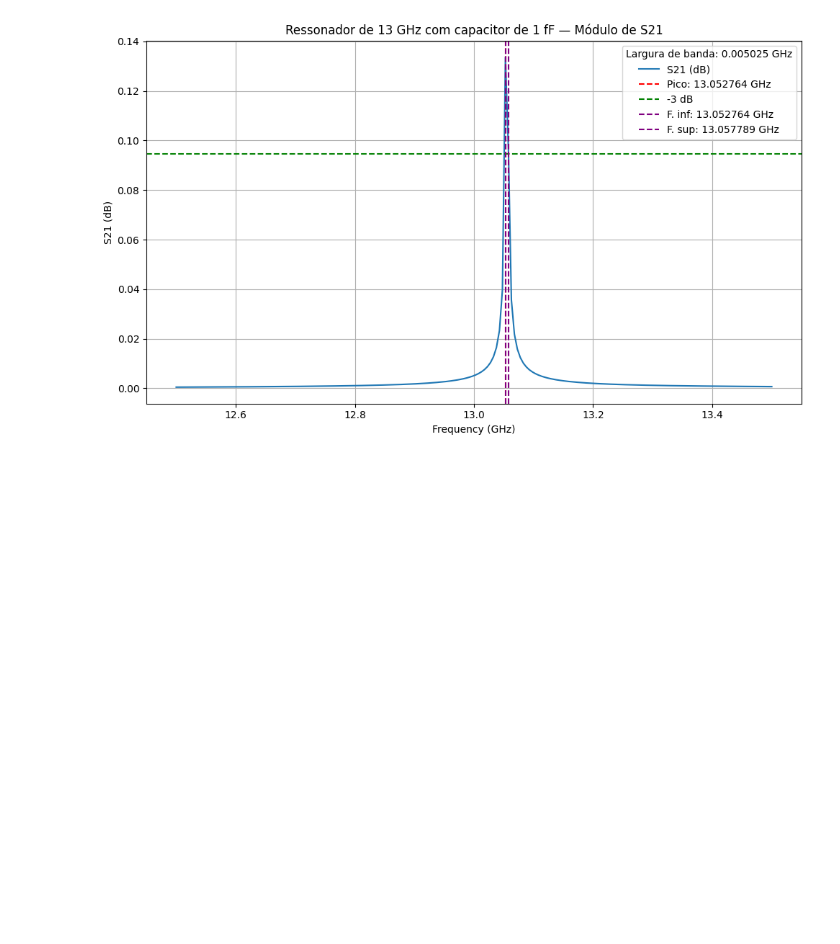
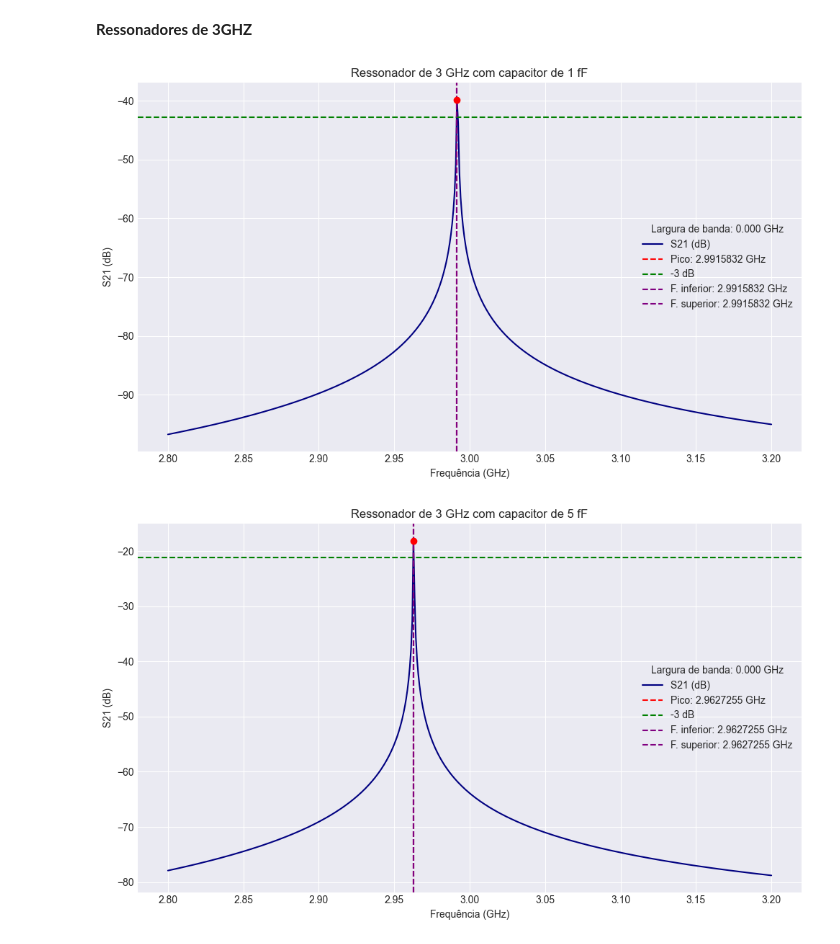
Before and after one commit to spohr13/analise-dos-dados-, a Jupyter notebook: analise.ipynb, the cells around one changed output. Drawn from its saved outputs; the diff is of its cells as text; code cells hidden in the pictures; blank space fills up the shorter version.

```diff
--- a/analise.ipynb
+++ b/analise.ipynb
@@ -247,48 +55,20 @@ plt.show()
-# %%
-# Novo arquivo: res 13GHz cap 1fF mag
-file_path_13ghz_mag = r"/Users/valentinaspohr/Desktop/tudo/unicamp/2s:2024/rouxinol/dados/Results/res 13GHz cap 1fF mag.txt"
-
-# Leitura e extração dos dados
-with open(file_path_13ghz_mag, "r") as file:
-    lines = file.readlines()
-
-# Extrair dados com regex
-data_13ghz_mag = []
-pattern = re.compile(r"^\s*([\d\.]+)\s+([\d\.Ee+-]+)")
-for line in lines:
-    match = pattern.match(line)
-    if match:
-        freq = float(match.group(1))
-        mag = float(match.group(2))
-        data_13ghz_mag.append((freq, mag))
-
-# Criar DataFrame
-df_13ghz_mag = pd.DataFrame(data_13ghz_mag, columns=["Frequency (GHz)", "S21 Magnitude"])
-
-# Encontrar ponto de máximo
-max_point_13ghz_mag = df_13ghz_mag.loc[df_13ghz_mag["S21 Magnitude"].idxmax()]
-
-# Calcular largura de banda a 70.7% do valor máximo (equivalente a -3 dB)
-threshold_13ghz_mag = max_point_13ghz_mag["S21 Magnitude"] * 0.707
-df_bw_13ghz_mag = df_13ghz_mag[df_13ghz_mag["S21 Magnitude"] >= threshold_13ghz_mag]
-f_low_13ghz_mag = df_bw_13ghz_mag["Frequency (GHz)"].min()
-f_high_13ghz_mag = df_bw_13ghz_mag["Frequency (GHz)"].max()
-bandwidth_13ghz_mag = f_high_13ghz_mag - f_low_13ghz_mag
-
-# Plotagem
-plt.figure(figsize=(10, 6))
-plt.plot(df_13ghz_mag["Frequency (GHz)"], df_13ghz_mag["S21 Magnitude"], label='S21 (dB)')
-plt.axvline(x=max_point_13ghz_mag["Frequency (GHz)"], color='red', linestyle='--',
-            label=f'Pico: {max_point_13ghz_mag["Frequency (GHz)"]:.6f} GHz')
-plt.axhline(y=threshold_13ghz_mag, color='green', linestyle='--', label='-3 dB')
-plt.axvline(x=f_low_13ghz_mag, color='purple', linestyle='--', label=f'F. inf: {f_low_13ghz_mag:.6f} GHz')
-plt.axvline(x=f_high_13ghz_mag, color='purple', linestyle='--', label=f'F. sup: {f_high_13ghz_mag:.6f} GHz')
-plt.xlabel("Frequency (GHz)")
-plt.ylabel("S21 (dB)")
-plt.title("Ressonador de 13 GHz com capacitor de 1 fF — Módulo de S21")
-plt.grid(True)
-plt.legend(title=f'Largura de banda: {bandwidth_13ghz_mag:.6f} GHz')
-plt.tight_layout()
-plt.show()
-# %% [output]
-[figure, removed]
+# %% [markdown]
+**Ressonadores de 3GHZ**
+# %%
+# Uso para o arquivo 3GHz cap 1fF dB:
+file_path_3_1fF = r"/Users/valentinaspohr/Desktop/tudo/unicamp/2s:2024/rouxinol/dados/Results/res 3GHz cap 1fF dB.txt"
+df_3_1fF = ler_dados(file_path_3_1fF)
+plotar_resonador(df_3_1fF, "Ressonador de 3 GHz com capacitor de 1 fF")
+
+# Uso para o arquivo 3GHz cap 5fF dB:
+file_path_3_5fF = r"/Users/valentinaspohr/Desktop/tudo/unicamp/2s:2024/rouxinol/dados/Results/res 3GHz cap 5fF dB.txt"
+df_3_5fF = ler_dados(file_path_3_5fF)
+plotar_resonador(df_3_5fF, "Ressonador de 3 GHz com capacitor de 5 fF")
+
+# Uso para o arquivo 3GHz cap 51fF dB:
+file_path_3_51fF = r"/Users/valentinaspohr/Desktop/tudo/unicamp/2s:2024/rouxinol/dados/Results/res 3GHz cap 51fF dB.txt"
+df_3_51fF = ler_dados(file_path_3_51fF)
+plotar_resonador(df_3_51fF, "Ressonador de 3 GHz com capacitor de 51 fF")
+# %% [output]
+[figure, added]
+[figure, added]
```
Also changed, not shown: parts of 15 cells of this notebook.
